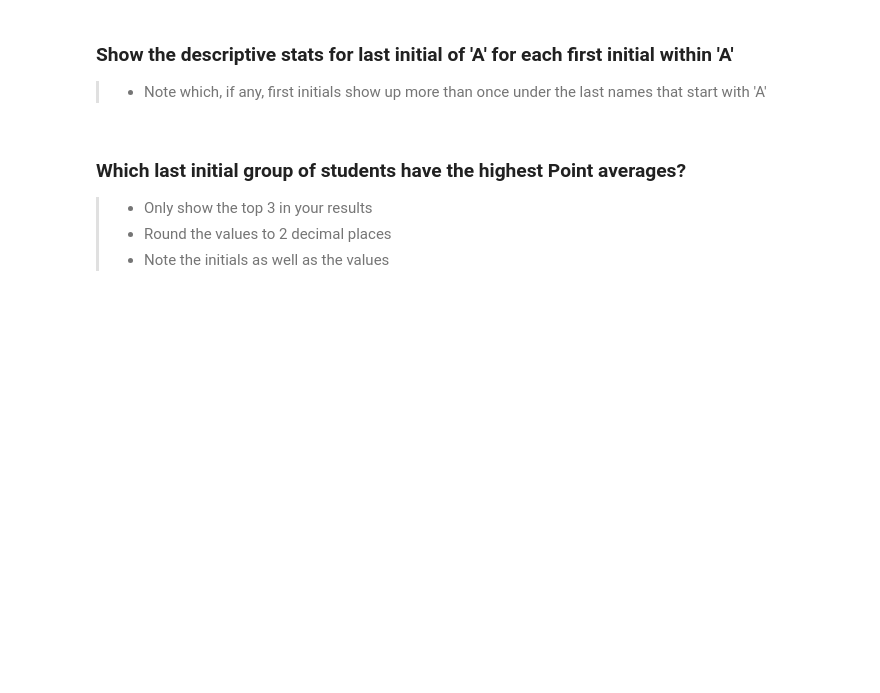
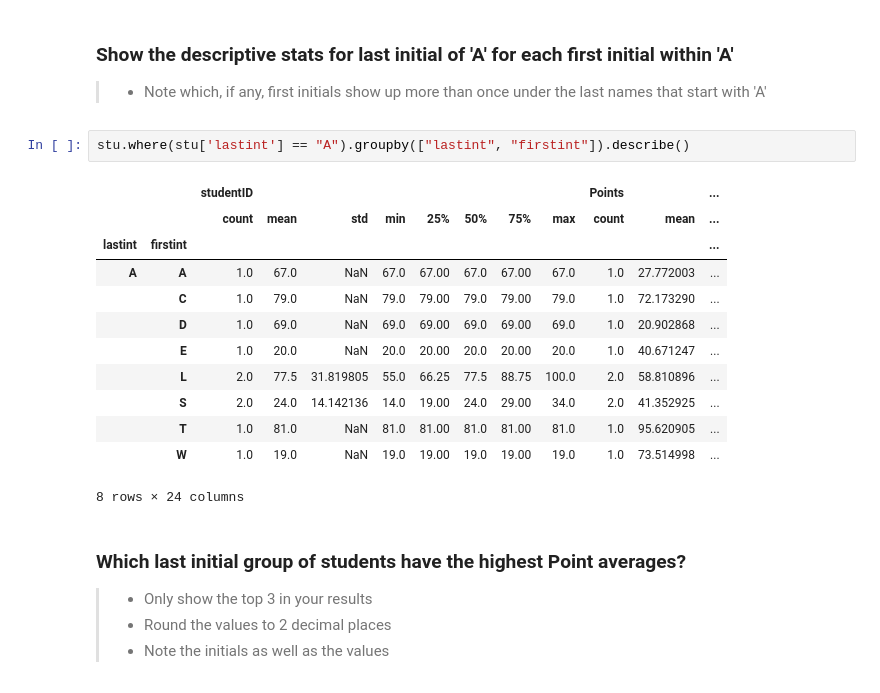
Before and after one commit to staylorx/cu-leeds-baim3220, a Jupyter notebook: Week 10/pandas3%264_SummaryFunctions_Grouping_Sorting_Activity_Student.ipynb, the cells around one changed output. Drawn from its saved outputs; the diff is of its cells as text; blank space fills up the shorter version.

```diff
--- a/Week 10/pandas3%264_SummaryFunctions_Grouping_Sorting_Activity_Student.ipynb
+++ b/Week 10/pandas3%264_SummaryFunctions_Grouping_Sorting_Activity_Student.ipynb
@@ -113,6 +461,21 @@ function: `pd.read_csv()`
 # %% [markdown]
 ### Show the descriptive stats for last initial of 'A' for each first initial within 'A'
 >- Note which, if any, first initials show up more than once under the last names that start with 'A'
+# %%
+stu.where(stu['lastint'] == "A").groupby(["lastint", "firstint"]).describe()
+# %% [output]
+|  |  | studentID |  |  |  |  |  |  |  | Points |  | ... |
+|  |  | count | mean | std | min | 25% | 50% | 75% | max | count | mean | ... |
+| lastint | firstint |  |  |  |  |  |  |  |  |  |  | ... |
+| A | A | 1.0 | 67.0 | NaN | 67.0 | 67.00 | 67.0 | 67.00 | 67.0 | 1.0 | 27.772003 | ... |
+|  | C | 1.0 | 79.0 | NaN | 79.0 | 79.00 | 79.0 | 79.00 | 79.0 | 1.0 | 72.173290 | ... |
+|  | D | 1.0 | 69.0 | NaN | 69.0 | 69.00 | 69.0 | 69.00 | 69.0 | 1.0 | 20.902868 | ... |
+|  | E | 1.0 | 20.0 | NaN | 20.0 | 20.00 | 20.0 | 20.00 | 20.0 | 1.0 | 40.671247 | ... |
+|  | L | 2.0 | 77.5 | 31.819805 | 55.0 | 66.25 | 77.5 | 88.75 | 100.0 | 2.0 | 58.810896 | ... |
+|  | S | 2.0 | 24.0 | 14.142136 | 14.0 | 19.00 | 24.0 | 29.00 | 34.0 | 2.0 | 41.352925 | ... |
+|  | T | 1.0 | 81.0 | NaN | 81.0 | 81.00 | 81.0 | 81.00 | 81.0 | 1.0 | 95.620905 | ... |
+|  | W | 1.0 | 19.0 | NaN | 19.0 | 19.00 | 19.0 | 19.00 | 19.0 | 1.0 | 73.514998 | ... |
+8 rows × 24 columns
 # %% [markdown]
 ### Which last initial group of students have the highest Point averages?
 >- Only show the top 3 in your results
```
Also changed, not shown: parts of 30 cells of this notebook, 10 other files.
